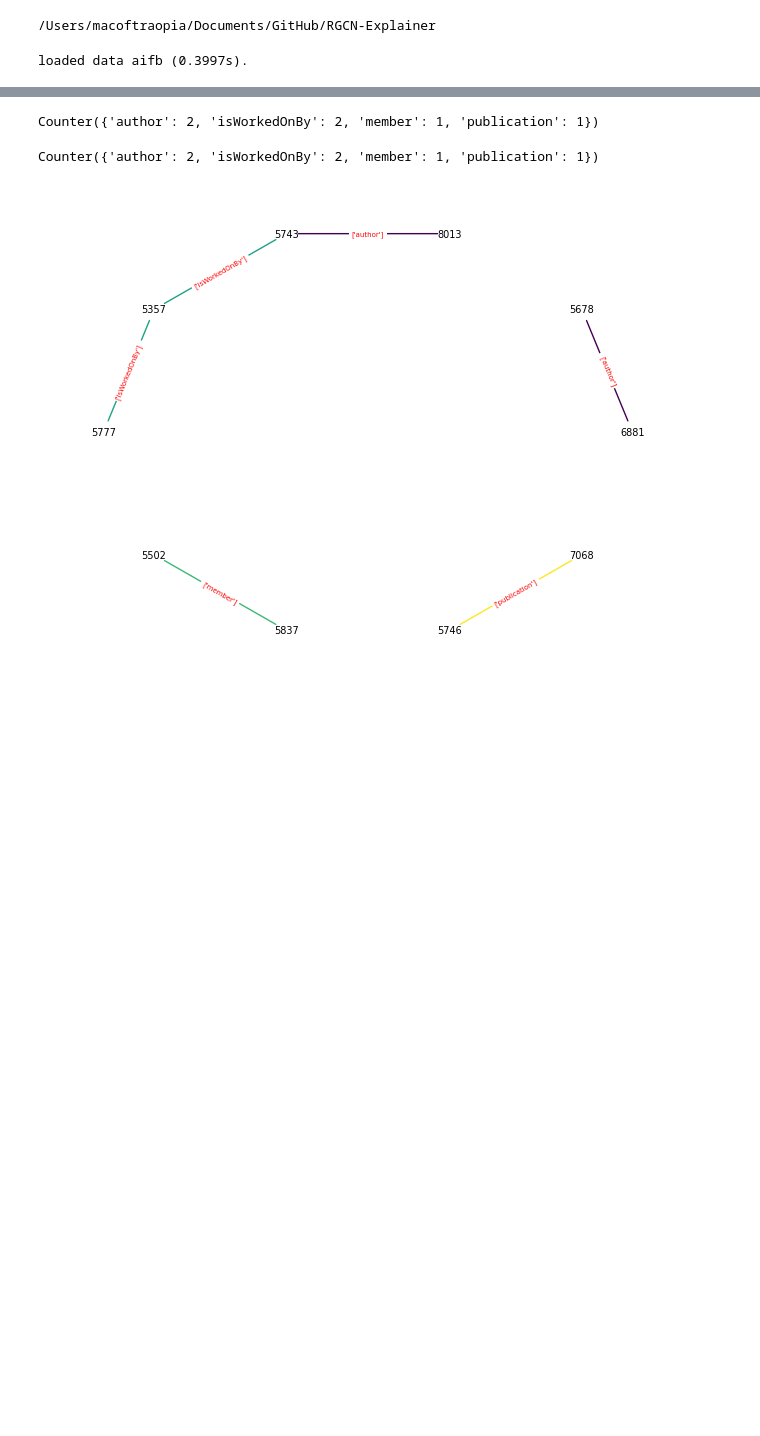
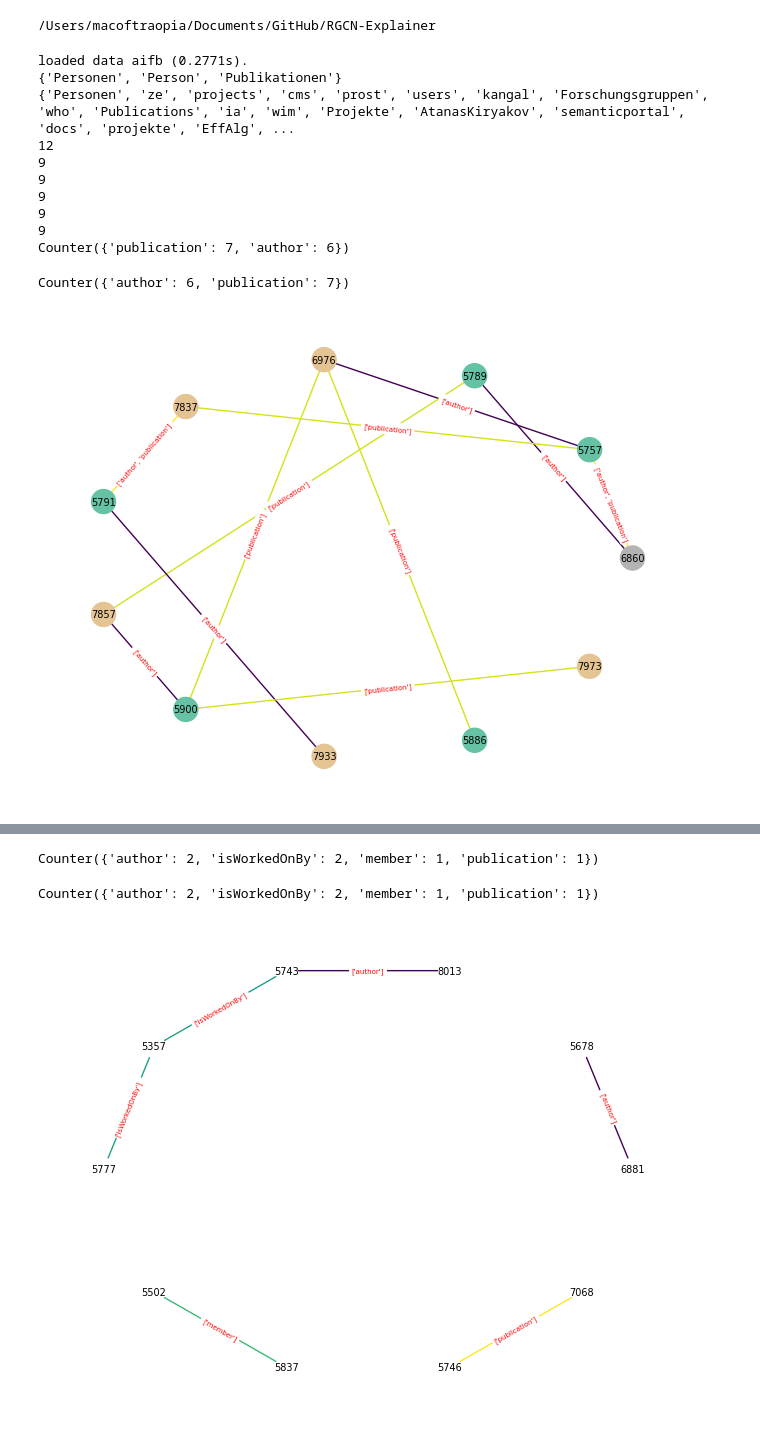
Before and after one commit to traopia/RGCN-Explainer, a Jupyter notebook: RGCN_stuff/visualization.ipynb, the cells around one changed output, grey strips where cells are left out. Saved outputs shown, nothing was run; the diff lists cells and outputs as text; code cells hidden in the pictures; blank space fills up the shorter version.

```diff
--- a/RGCN_stuff/visualization.ipynb
+++ b/RGCN_stuff/visualization.ipynb
@@ -22,18 +22,32 @@ if current_dir != '/Users/macoftraopia/Documents/GitHub/RGCN-Explainer':
 # %% [output]
 /Users/macoftraopia/Documents/GitHub/RGCN-Explainer
 # %%
-path = 'chk/aifb_chk/exp/init_normal_hops_2_lr_0.1_adaptive_False_size_5e-05_sizestd_adaptive_ent_10_type_1_killtype_True_break_no/masked_adj'
+#path = 'chk/aifb_chk/exp/init_normal_hops_2_lr_0.1_adaptive_False_size_5e-05_sizestd_adaptive_ent_10_type_1_killtype_True_break_no/masked_adj'
 #path = 'chk/aifb_chk/exp/init_normal_hops_2_lr_0.1_adaptive_False_size_5e-05_sizestd_adaptive_ent_10_type_-1_killtype_False_break_no/masked_adj'
-path = 'chk/aifb_chk/exp/init_normal_hops_2_lr_0.1_adaptive_False_size_5e-05_sizestd_adaptive_ent_-1_type_-1_killtype_True_break_no/masked_adj'
-node_idx = 5752
+#path = 'chk/aifb_chk/exp/init_overall_frequency_hops_2_lr_0.5_adaptive_False_size_0.005_sizestd_adaptive_ent_10_type_1_killtype_True_break_no/masked_adj'
+path = 'chk/aifb_chk/exp/init_normal_hops_2_lr_0.5_adaptive_False_size_0.005_sizestd_adaptive_ent_10_type_1_killtype_True_break_no/masked_adj'
+node_idx = 5757
 n_hop = 2
 threshold = 0.5
 name = 'aifb'
 data = kg.load(name, torch=True)
 d_classes(data)
 
 
 v = torch.load(f'{path}/masked_ver{node_idx}')
 h = torch.load(f'{path}/masked_hor{node_idx}')
+h_t, v_t,t = threshold_mask(h,v,data,15)
+visualize(node_idx, n_hop, data, v_t,threshold,name, result_weights=False, low_threshold=False,experiment_name=None, selected_visualization=True,connected_subgraph=True)
 # %% [output]
-loaded data aifb (0.3997s).
+loaded data aifb (0.2771s).
+{'Personen', 'Person', 'Publikationen'}
+{'Personen', 'ze', 'projects', 'cms', 'prost', 'users', 'kangal', 'Forschungsgruppen', 'who', 'Publications', 'ia', 'wim', 'Projekte', 'AtanasKiryakov', 'semanticportal', 'docs', 'projekte', 'EffAlg', ...
+12
+9
+9
+9
+9
+9
+Counter({'publication': 7, 'author': 6})
+Counter({'author': 6, 'publication': 7})
+[figure, added]
```
Also changed, not shown: parts of 7 cells of this notebook, 5 other files.
